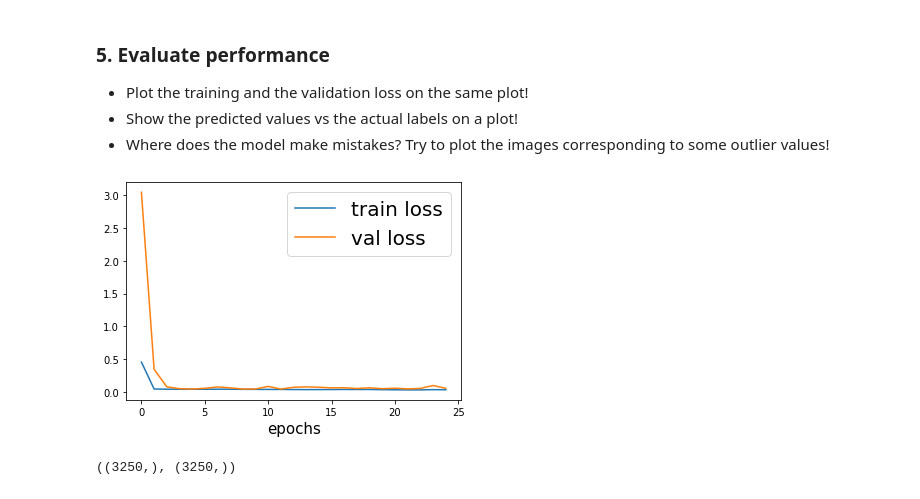
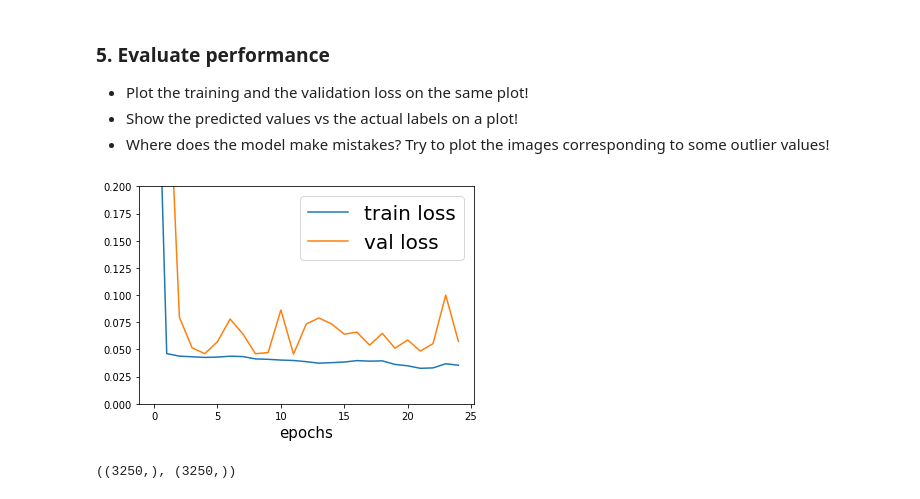
Before and after one commit to barnabasp/ML_Course, a Jupyter notebook: bporfy_lab_10_cnn.ipynb, the cells around one changed output. Drawn from its saved outputs; the diff is of its cells as text; code cells hidden in the pictures.

Commit message:
Plots are better, but still 5/6, need more comments and fixing plots.

```diff
--- a/bporfy_lab_10_cnn.ipynb
+++ b/bporfy_lab_10_cnn.ipynb
@@ -477,9 +477,10 @@ metrics.r2_score(y_test, y_pred)
 # %%
 plt.plot(history.history['loss'], label='train loss')
 plt.plot(history.history['val_loss'], label='val loss')
 plt.xlabel('epochs', fontsize=15)
 plt.legend(fontsize=20)
+plt.ylim(0,0.2)
 plt.show()
 # %% [output]
-[figure, old version]
+[figure, new version]
 # %%
```
Also changed, not shown: parts of 8 cells of this notebook.
